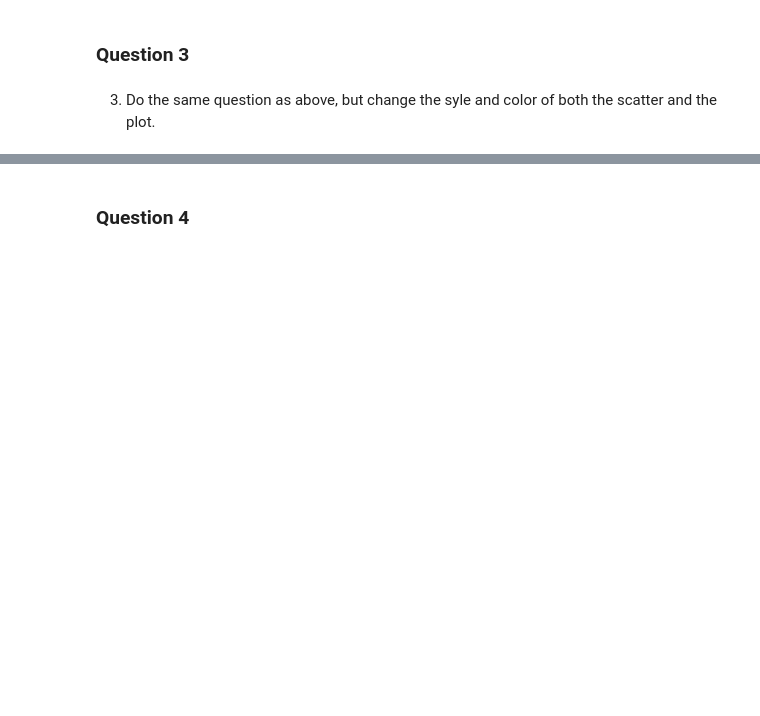
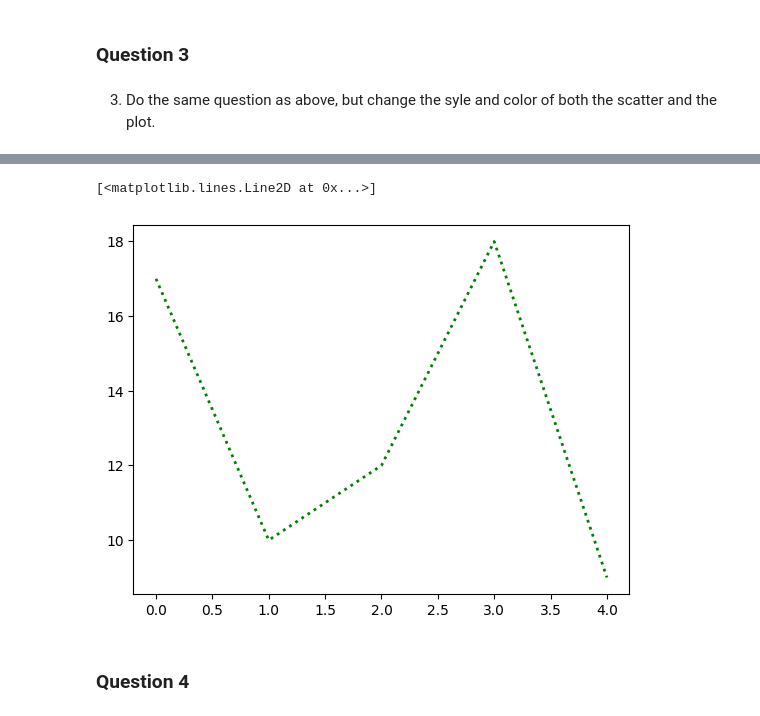
Before and after one commit to Stone-Snevets/web-03-pyplot, a Jupyter notebook: pyplot.ipynb, the cells around one changed output, grey strips where cells are left out. Saved outputs shown, nothing was run; the diff lists cells and outputs as text; code cells hidden in the pictures; blank space fills up the shorter version.

```diff
--- a/pyplot.ipynb
+++ b/pyplot.ipynb
@@ -70,3 +79,12 @@ plt.plot(x, seq)
+# %%
+# Plot
+plt.plot(x, seq,
+         color='green',
+         linestyle=':',
+         linewidth=2)
+# %% [output]
+[<matplotlib.lines.Line2D at 0x...>]
+[figure, added]
 # %% [markdown]
 ### Question 4
 # %% [markdown]
```
Also changed, not shown: parts of 1 cell of this notebook.
